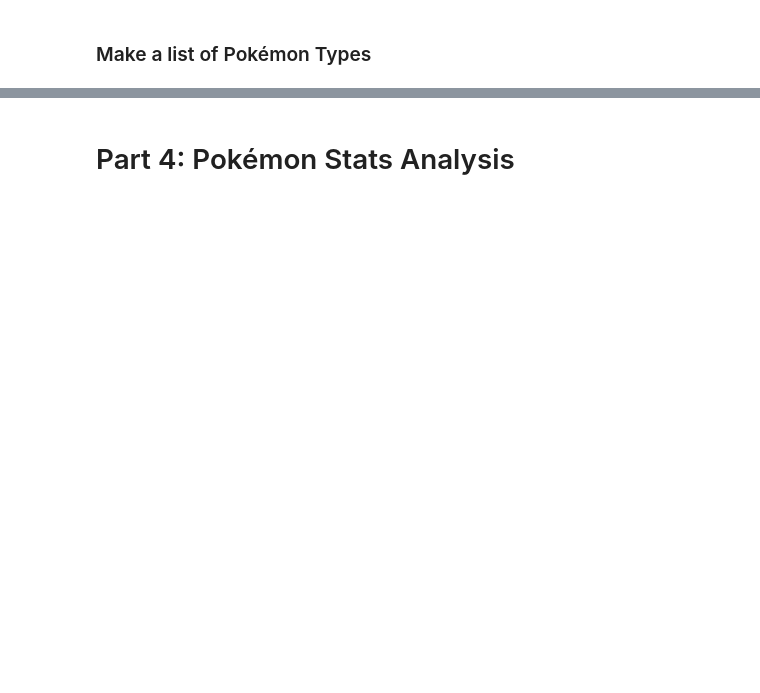
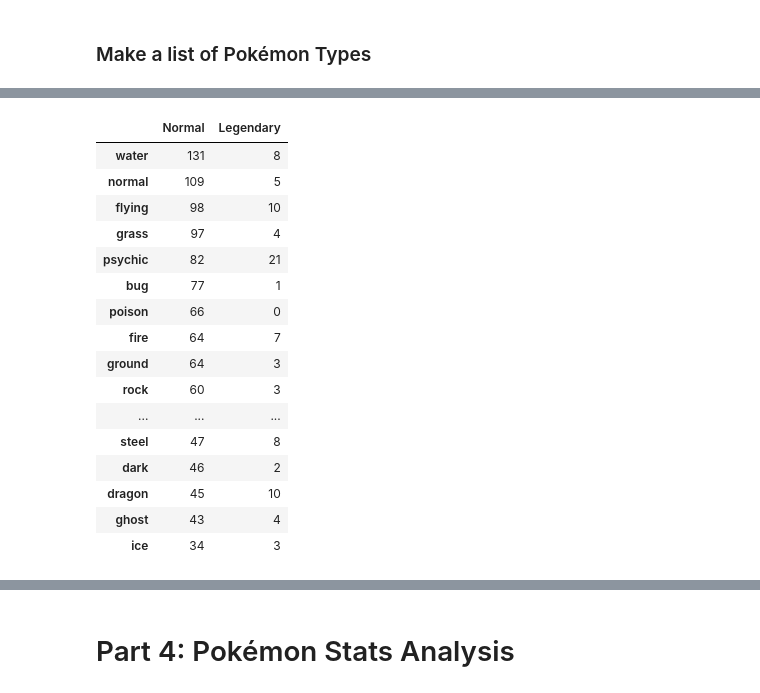
Before and after one commit to WhipeeDip/COGS108-Project, a Jupyter notebook: FinalProject.ipynb, the cells around one changed output, grey strips where cells are left out. Saved outputs shown, nothing was run; the diff lists cells and outputs as text; code cells hidden in the pictures; blank space fills up the shorter version.

```diff
--- a/FinalProject.ipynb
+++ b/FinalProject.ipynb
@@ -503,0 +575,26 @@ ystuff = normalPlot.set_ylabel("Count")
+# %%
+typeCompDf = legendTypeCount.to_frame()
+typeCompDf = typeCompDf.merge(regularTypeCount.to_frame(), left_index=True, right_index=True)
+typeCompDf.columns = ['Legendary','Normal']
+typeCompDf=typeCompDf.reindex(columns=['Normal','Legendary'])
+normFirst = regularTypeCount.to_frame()
+normFirst = normFirst.merge(legendTypeCount.to_frame(), left_index = True, right_index = True)
+normFirst.columns = ['Normal','Legendary']
+# %% [output]
+|  | Normal | Legendary |
+| water | 131 | 8 |
+| normal | 109 | 5 |
+| flying | 98 | 10 |
+| grass | 97 | 4 |
+| psychic | 82 | 21 |
+| bug | 77 | 1 |
+| poison | 66 | 0 |
+| fire | 64 | 7 |
+| ground | 64 | 3 |
+| rock | 60 | 3 |
+| ... | ... | ... |
+| steel | 47 | 8 |
+| dark | 46 | 2 |
+| dragon | 45 | 10 |
+| ghost | 43 | 4 |
+| ice | 34 | 3 |
```
Also changed, not shown: parts of 16 cells of this notebook.
